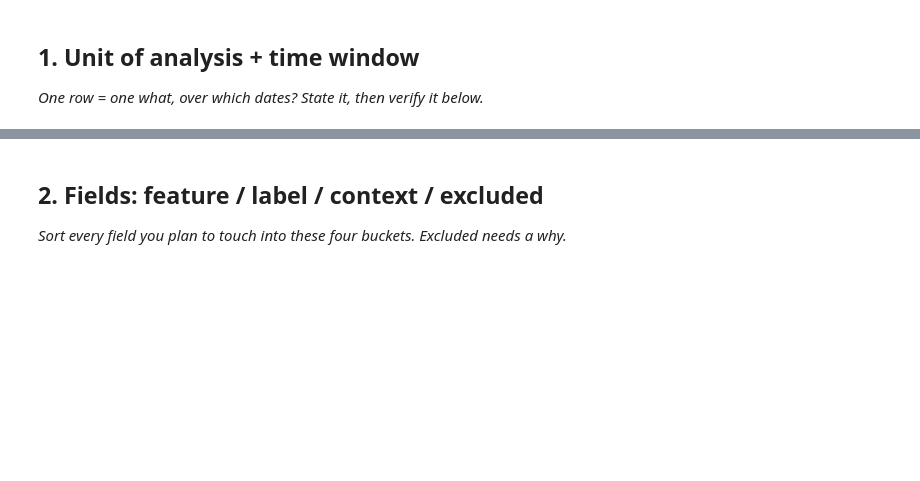
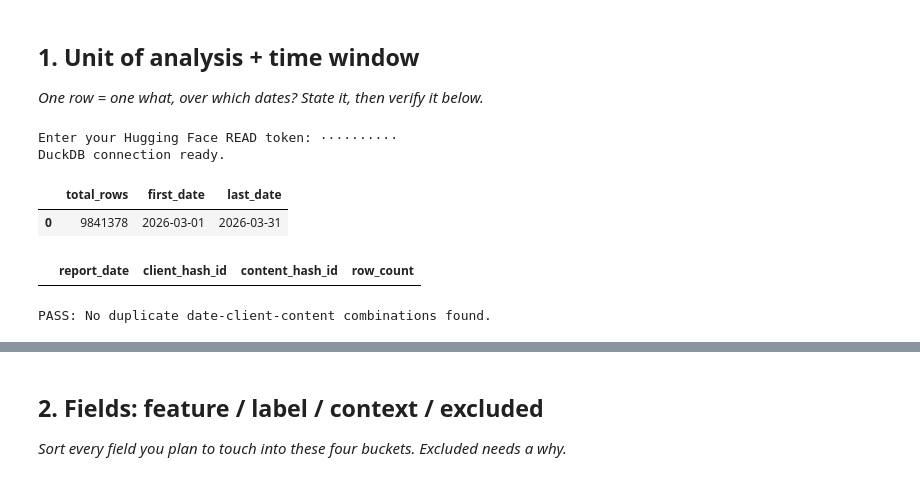
Before and after one commit to pranavtilekar9999/flyrank-ml-internship, a Jupyter notebook: work/notebooks/w03_data_contract.ipynb, the cells around one changed output, grey strips where cells are left out. Saved outputs shown, nothing was run; the diff lists cells and outputs as text; code cells hidden in the pictures; blank space fills up the shorter version.

```diff
--- a/work/notebooks/w03_data_contract.ipynb
+++ b/work/notebooks/w03_data_contract.ipynb
@@ -15,0 +20,68 @@ This skeleton is yours to fill. Work the sections **in order** — each one has
+# %%
+import duckdb
+import os
+from getpass import getpass
+
+token = os.environ.get("HF_TOKEN")
+
+if not token:
+    token = getpass("Enter your Hugging Face READ token: ")
+
+con = duckdb.connect()
+
+con.execute(
+    f"CREATE OR REPLACE SECRET hf "
+    f"(TYPE huggingface, TOKEN '{token}')"
+)
+
+print("DuckDB connection ready.")
+# %% [output]
+Enter your Hugging Face READ token: ··········
+DuckDB connection ready.
+# %%
+FACT = """
+read_parquet(
+    'hf://datasets/FlyRank/internship-warehouse/'
+    'fact_content_daily_performance/month=2026-03/*.parquet'
+)
+"""
+
+result = con.sql(f"""
+    SELECT
+        COUNT(*) AS total_rows,
+        MIN(report_date) AS first_date,
+        MAX(report_date) AS last_date
+    FROM {FACT}
+""").df()
+
+display(result)
+# %% [output]
+|  | total_rows | first_date | last_date |
+| 0 | 9841378 | 2026-03-01 | 2026-03-31 |
+# %%
+grain_check = con.sql(f"""
+    SELECT
+        report_date,
+        client_hash_id,
+        content_hash_id,
+        COUNT(*) AS row_count
+    FROM {FACT}
+    WHERE report_date >= DATE '2026-03-01'
+      AND report_date < DATE '2026-04-01'
+    GROUP BY
+        report_date,
+        client_hash_id,
+        content_hash_id
+    HAVING COUNT(*) > 1
+    LIMIT 5
+""").df()
+
+display(grain_check)
+
+if grain_check.empty:
+    print("PASS: No duplicate date-client-content combinations found.")
+else:
+    print("Duplicates found. Investigate before proceeding.")
+# %% [output]
+|  | report_date | client_hash_id | content_hash_id | row_count |
+PASS: No duplicate date-client-content combinations found.
```
Also changed, not shown: parts of 11 cells of this notebook.
